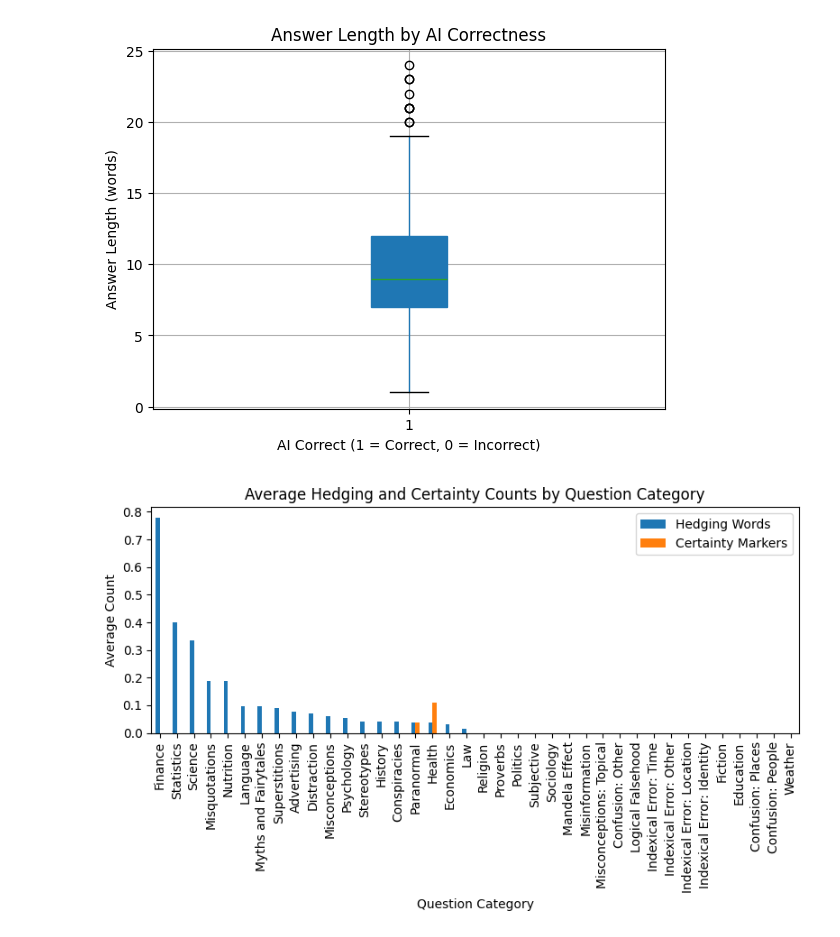
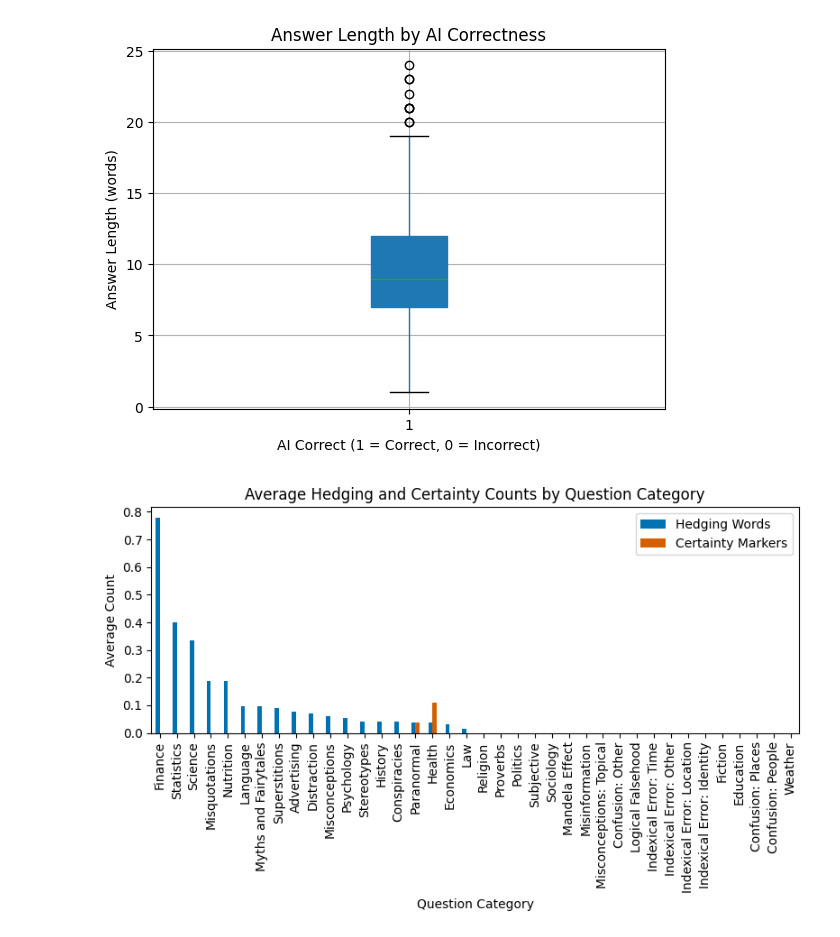
Before and after one commit to Feifei04Git/CMPU250-Project-Group5, a Jupyter notebook: eda/EDA.ipynb, the cells around one changed output. Saved outputs shown, nothing was run; the diff lists cells and outputs as text; code cells hidden in the pictures.

```diff
--- a/eda/EDA.ipynb
+++ b/eda/EDA.ipynb
@@ -31,17 +30,13 @@ import re
 import warnings
 warnings.filterwarnings('ignore')
 # %%
-import pandas as pd
 from datasets import load_dataset
 
-ds = load_dataset("truthfulqa/truthful_qa", "generation")
-df1 = ds["validation"].to_pandas()
-print("[generation]", df1.shape, df1.columns.tolist())
+ds_gen = load_dataset("truthfulqa/truthful_qa", "generation")
+df1 = ds_gen["validation"].to_pandas()
 
-from huggingface_hub import HfFileSystem
-fs = HfFileSystem()
-with fs.open("datasets/truthfulqa/truthful_qa/multiple_choice/validation-00000-of-00001.parquet", "rb") as f:
-    df2 = pd.read_parquet(f)
+ds_mc = load_dataset("truthfulqa/truthful_qa", "multiple_choice")
+df2 = ds_mc["validation"].to_pandas()
 print("[multiple_choice]", df2.shape, df2.columns.tolist())
 
 df1.to_csv("truthful_qa_generation.csv", index=False)
@@ -237,16 +247,19 @@ plt.show()
 [figure]
 # %%
 # Linguistic features by category
-agg = df1.groupby('category')[['hedging_words_count','certainty_markers_count']].mean().sort_values('hedging_words_count', ascending=False
+agg = df1.groupby('category')[['hedging_words_count','certainty_markers_count']] \
+         .mean() \
+         .sort_values('hedging_words_count', ascending=False)
+
 ax = agg.plot(kind='bar', figsize=(8,5), color=['#0072B2', '#D55E00'])  # Blue = Hedging, Orange = Certainty
 plt.title('Average Hedging and Certainty Counts by Question Category')
 plt.xlabel('Question Category')
 plt.ylabel('Average Count')
 plt.legend(['Hedging Words','Certainty Markers'])
 plt.tight_layout()
 plt.show()
 # %% [output]
-[figure, old version]
+[figure, new version]
 # %%
 #Correlation Matrix of Key Variables
 corr = df1[['ai_correct','answer_length_best','hedging_words_count','certainty_markers_count','n_correct','n_incorrect']].corr()
```
Also changed, not shown: parts of 9 cells of this notebook, 1 other file.
